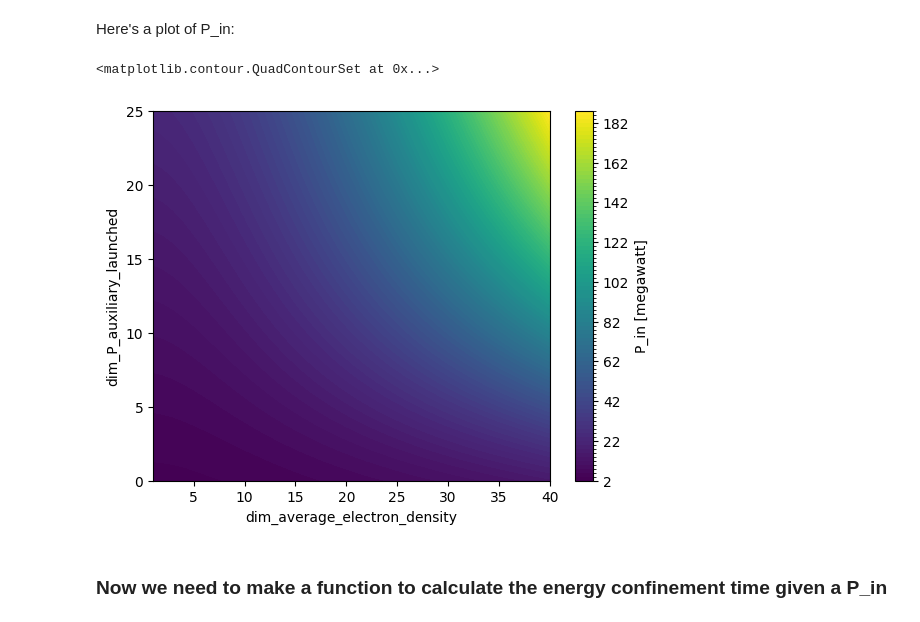
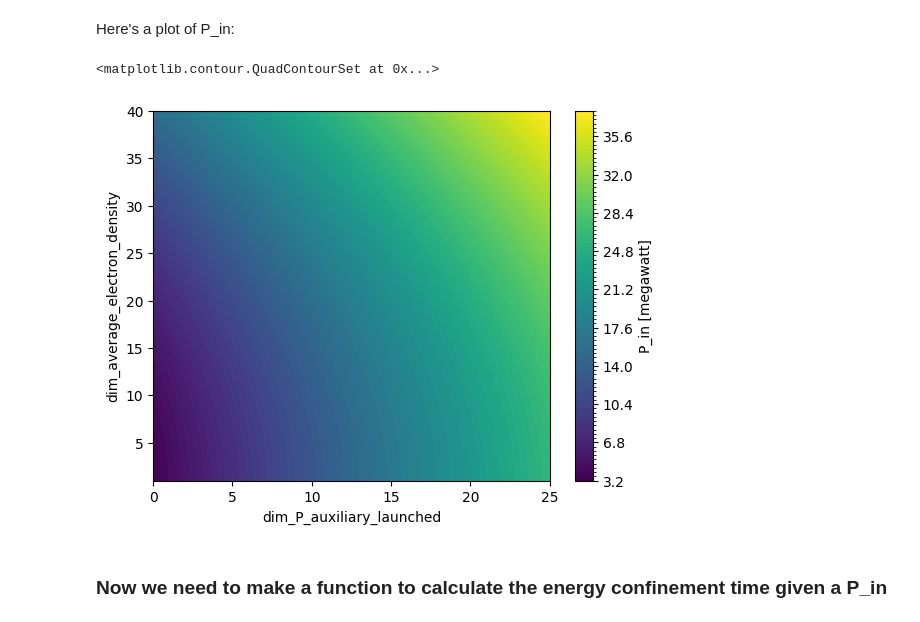
Before and after one commit to AudreySaltzman/cfspopcon, a Jupyter notebook: docs/doc_sources/Paux_ne_POPCON.ipynb, the cells around one changed output. Cells and saved outputs as stored; diff of their text form; code cells hidden in the pictures.

```diff
--- a/docs/doc_sources/Paux_ne_POPCON.ipynb
+++ b/docs/doc_sources/Paux_ne_POPCON.ipynb
@@ -70,0 +51,2 @@ ds = ds.rename({"dim_average_electron_temp": "dim_P_auxiliary_launched"})
+# %%
+ds['average_electron_temp'] = xr.DataArray(np.ones((len(ds['average_electron_density']), num_Te_coordiantes,)) * 5 * ureg.keV, dims=['dim_average_electron_density', 'dim_P_auxiliary_launched',])
@@ -128,10 +121,10 @@ Here's a slightly round about way to plot P_auxillary_absorbed:
 # %% [markdown]
 Here's a plot of P_in:
 # %%
-ds['P_in'].plot.contourf(levels = 100)
+ds['P_in'].T.plot.contourf(levels=100)
 # %% [output]
 <matplotlib.contour.QuadContourSet at 0x...>
-[figure, old version]
+[figure, new version]
 # %% [markdown]
 ### Now we need to make a function to calculate the energy confinement time given a P_in
 # %%
```
Also changed, not shown: parts of 31 cells of this notebook.
